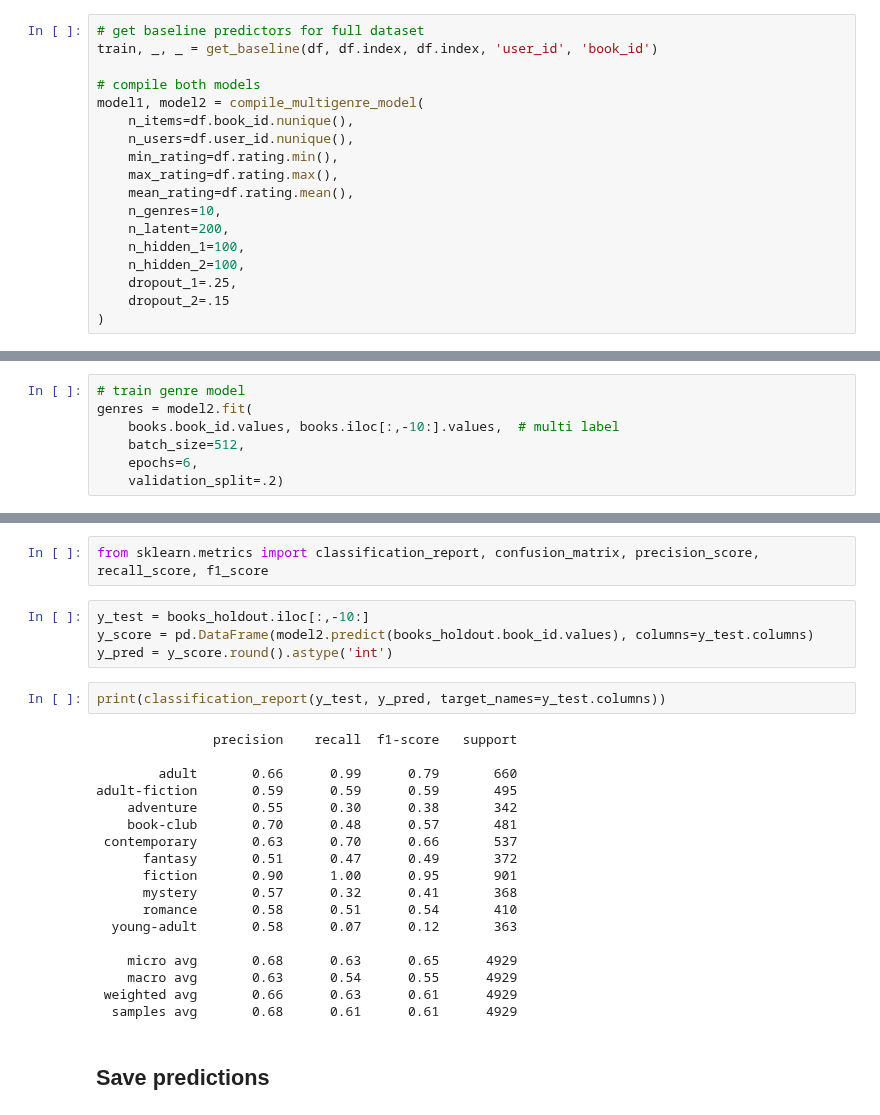
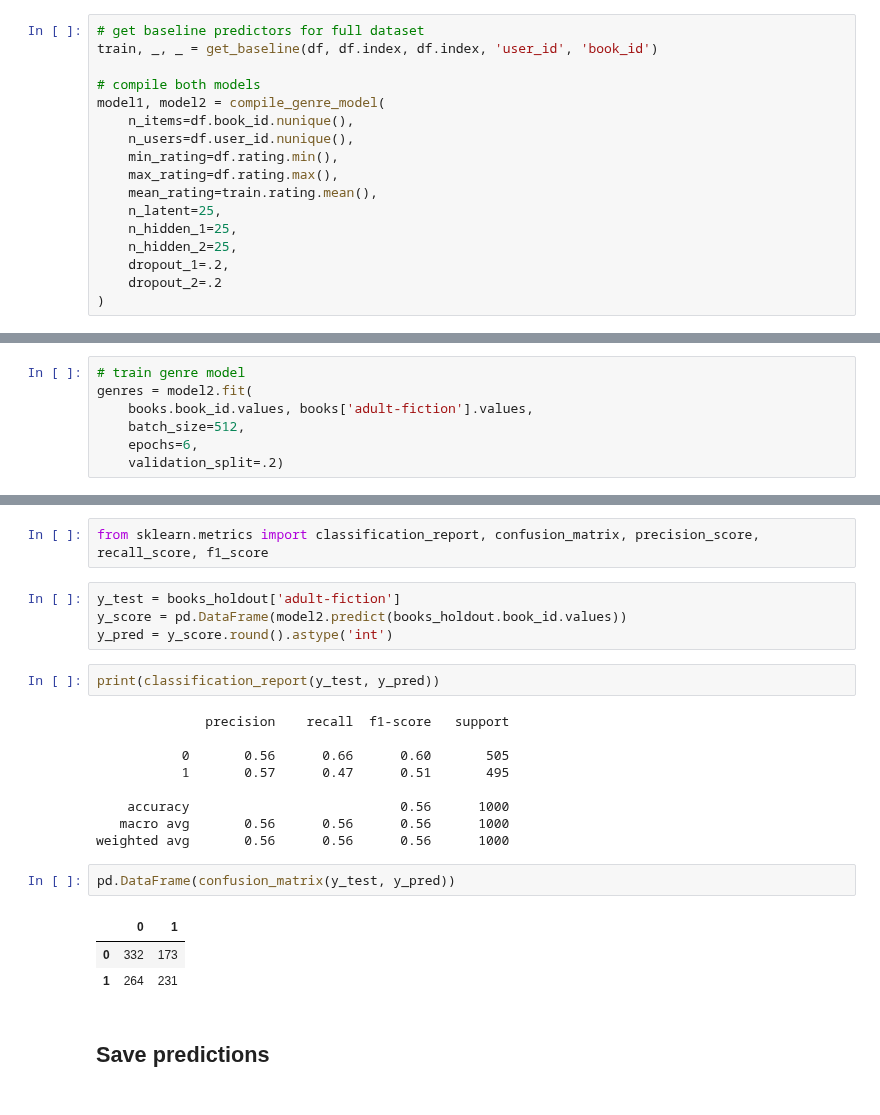
Before and after one commit to James-Leslie/deep-collaborative-filtering, a Jupyter notebook: tf-goodbooks.ipynb, the cells around one changed output, grey strips where cells are left out. Cells and saved outputs as stored; diff of their text form.

```diff
--- a/tf-goodbooks.ipynb
+++ b/tf-goodbooks.ipynb
@@ -163,18 +144,17 @@ books.shape
 train, _, _ = get_baseline(df, df.index, df.index, 'user_id', 'book_id')
 
 # compile both models
-model1, model2 = compile_multigenre_model(
+model1, model2 = compile_genre_model(
     n_items=df.book_id.nunique(),
     n_users=df.user_id.nunique(),
     min_rating=df.rating.min(),
     max_rating=df.rating.max(),
-    mean_rating=df.rating.mean(),
-    n_genres=10,
-    n_latent=200,
-    n_hidden_1=100,
-    n_hidden_2=100,
-    dropout_1=.25,
-    dropout_2=.15
+    mean_rating=train.rating.mean(),
+    n_latent=25,
+    n_hidden_1=25,
+    n_hidden_2=25,
+    dropout_1=.2,
+    dropout_2=.2
 )
 # %%
 # train rating model
@@ -203,7 +183,7 @@ Epoch 6/6
 # %%
 # train genre model
 genres = model2.fit(
-    books.book_id.values, books.iloc[:,-10:].values,  # multi label
+    books.book_id.values, books['adult-fiction'].values,
     batch_size=512,
     epochs=6,
     validation_split=.2)
@@ -224,29 +204,26 @@ Epoch 6/6
 # %%
 from sklearn.metrics import classification_report, confusion_matrix, precision_score, recall_score, f1_score
 # %%
-y_test = books_holdout.iloc[:,-10:]
-y_score = pd.DataFrame(model2.predict(books_holdout.book_id.values), columns=y_test.columns)
+y_test = books_holdout['adult-fiction']
+y_score = pd.DataFrame(model2.predict(books_holdout.book_id.values))
 y_pred = y_score.round().astype('int')
 # %%
-print(classification_report(y_test, y_pred, target_names=y_test.columns))
+print(classification_report(y_test, y_pred))
 # %% [output]
-               precision    recall  f1-score   support
+              precision    recall  f1-score   support
 
-        adult       0.66      0.99      0.79       660
-adult-fiction       0.59      0.59      0.59       495
-    adventure       0.55      0.30      0.38       342
-    book-club       0.70      0.48      0.57       481
- contemporary       0.63      0.70      0.66       537
-      fantasy       0.51      0.47      0.49       372
-      fiction       0.90      1.00      0.95       901
-      mystery       0.57      0.32      0.41       368
-      romance       0.58      0.51      0.54       410
-  young-adult       0.58      0.07      0.12       363
+           0       0.56      0.66      0.60       505
+           1       0.57      0.47      0.51       495
 
-    micro avg       0.68      0.63      0.65      4929
-    macro avg       0.63      0.54      0.55      4929
- weighted avg       0.66      0.63      0.61      4929
-  samples avg       0.68      0.61      0.61      4929
+    accuracy                           0.56      1000
+   macro avg       0.56      0.56      0.56      1000
+weighted avg       0.56      0.56      0.56      1000
+# %%
+pd.DataFrame(confusion_matrix(y_test, y_pred))
+# %% [output]
+|  | 0 | 1 |
+| 0 | 332 | 173 |
+| 1 | 264 | 231 |
 # %% [markdown]
 ## Save predictions
 # %%
```
Also changed, not shown: parts of 8 cells of this notebook, 2 other files.
